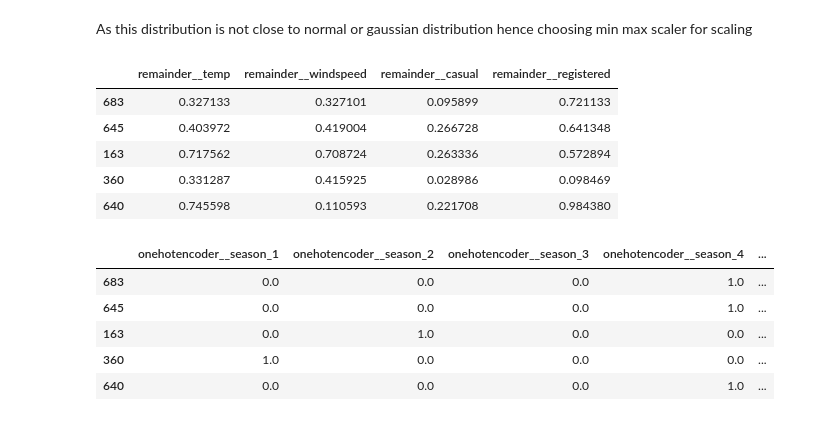
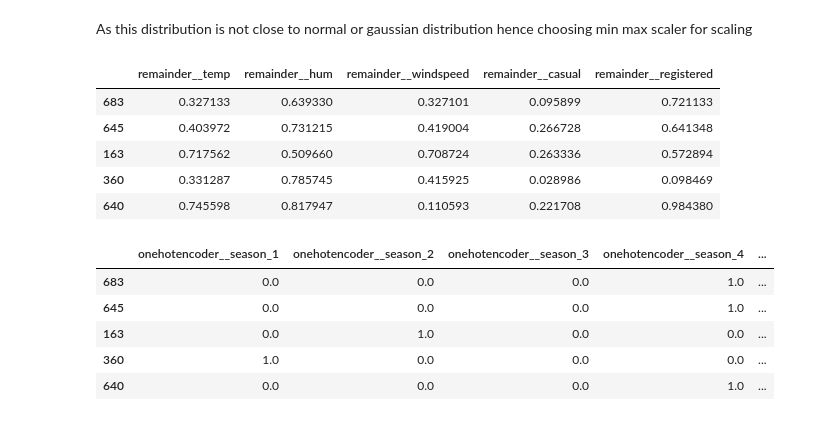
Before and after one commit to hargurjeet/Bike_Sharing_Case_Study, a Jupyter notebook: Bike_Sharing_Case_Study.ipynb, the cells around one changed output. Saved outputs shown, nothing was run; the diff lists cells and outputs as text; code cells hidden in the pictures.

```diff
--- a/Bike_Sharing_Case_Study.ipynb
+++ b/Bike_Sharing_Case_Study.ipynb
@@ -171,4 +268,4 @@ Following conclusion are drawn
 # %%
-br = br.drop(['atemp', 'workingday', 'hum'], axis=1)
+br = br.drop(['atemp'], axis=1)
 br.columns
 # %% [output]
@@ -193,7 +291,7 @@ br = br.drop('dteday', axis=1)
 ### Encoding the categorical variables
 # %%
 # cat variables require endocding
-cat_variables=['season', 'mnth', 'weekday', 'weathersit']
+cat_variables=['season', 'mnth', 'weekday', 'weathersit','yr', 'workingday', 'holiday']
 # %%
 transformer = make_column_transformer(
     (OneHotEncoder(), cat_variables),
@@ -287,20 +352,20 @@ sns.kdeplot(transformed_df.remainder__cnt, ax=axes[1,1])
 # %% [markdown]
 As this distribution is not close to normal or gaussian distribution hence choosing min max scaler for scaling
 # %%
-numberic_variable = ['remainder__temp',
+numberic_variable = ['remainder__temp', 'remainder__hum',
        'remainder__windspeed', 'remainder__casual', 'remainder__registered']
 # X_train[features]
 
 scaler = MinMaxScaler()
 X_train[numberic_variable] = scaler.fit_transform(X_train[numberic_variable])
 X_train[numberic_variable].head()
 # %% [output]
-|  | remainder__temp | remainder__windspeed | remainder__casual | remainder__registered |
-| 683 | 0.327133 | 0.327101 | 0.095899 | 0.721133 |
-| 645 | 0.403972 | 0.419004 | 0.266728 | 0.641348 |
-| 163 | 0.717562 | 0.708724 | 0.263336 | 0.572894 |
-| 360 | 0.331287 | 0.415925 | 0.028986 | 0.098469 |
-| 640 | 0.745598 | 0.110593 | 0.221708 | 0.984380 |
+|  | remainder__temp | remainder__hum | remainder__windspeed | remainder__casual | remainder__registered |
+| 683 | 0.327133 | 0.639330 | 0.327101 | 0.095899 | 0.721133 |
+| 645 | 0.403972 | 0.731215 | 0.419004 | 0.266728 | 0.641348 |
+| 163 | 0.717562 | 0.509660 | 0.708724 | 0.263336 | 0.572894 |
+| 360 | 0.331287 | 0.785745 | 0.415925 | 0.028986 | 0.098469 |
+| 640 | 0.745598 | 0.817947 | 0.110593 | 0.221708 | 0.984380 |
 # %%
 X_train.head()
 # %% [output]
```
Also changed, not shown: parts of 24 cells of this notebook.
